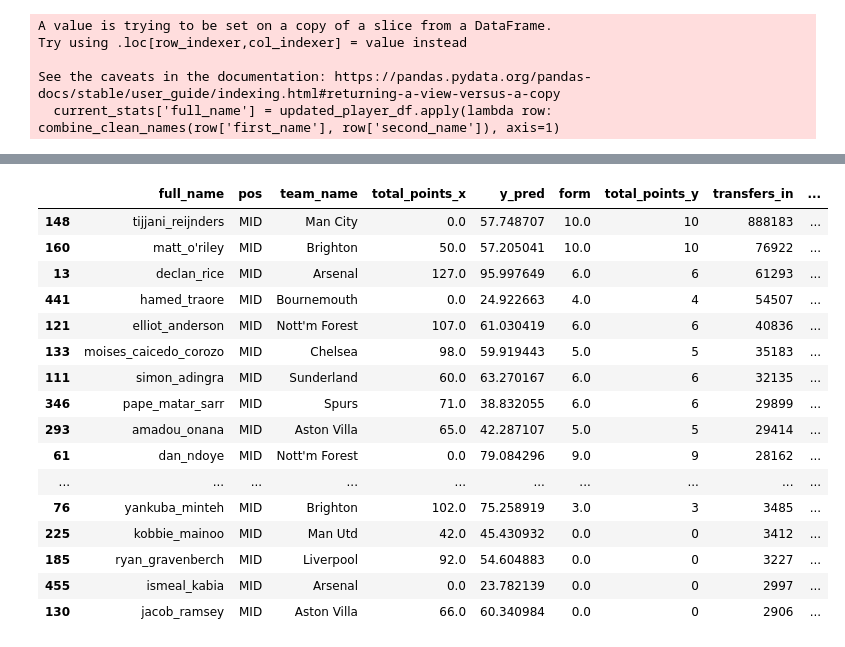
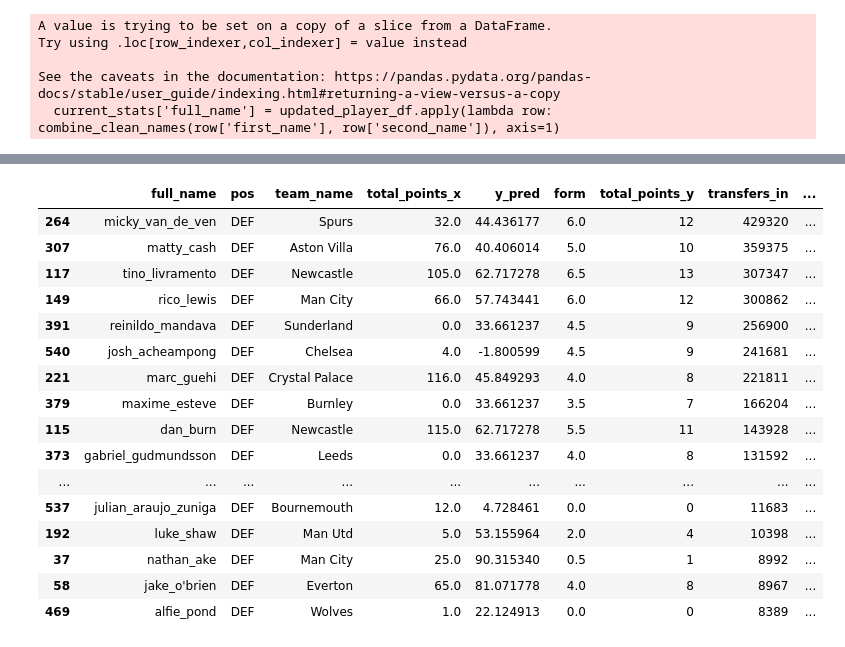
Before and after one commit to doug-ellis/draft_fpl_2526, a Jupyter notebook: early_gw_transfers/getting_league_api.ipynb, the cells around one changed output, grey strips where cells are left out. Drawn from its saved outputs; the diff is of its cells as text; code cells hidden in the pictures.

```diff
--- a/early_gw_transfers/getting_league_api.ipynb
+++ b/early_gw_transfers/getting_league_api.ipynb
@@ -83,20 +87,20 @@ pos_pred_df4
 # %%
-pos_pred_df4.sort_values('transfers_in', ascending=False).query('pos=="MID"').head(50)
+pos_pred_df4.sort_values('transfers_in', ascending=False).query('pos=="DEF"').head(50)
 # %% [output]
 |  | full_name | pos | team_name | total_points_x | y_pred | form | total_points_y | transfers_in | ... |
-| 148 | tijjani_reijnders | MID | Man City | 0.0 | 57.748707 | 10.0 | 10 | 888183 | ... |
-| 160 | matt_o'riley | MID | Brighton | 50.0 | 57.205041 | 10.0 | 10 | 76922 | ... |
-| 13 | declan_rice | MID | Arsenal | 127.0 | 95.997649 | 6.0 | 6 | 61293 | ... |
-| 441 | hamed_traore | MID | Bournemouth | 0.0 | 24.922663 | 4.0 | 4 | 54507 | ... |
-| 121 | elliot_anderson | MID | Nott'm Forest | 107.0 | 61.030419 | 6.0 | 6 | 40836 | ... |
-| 133 | moises_caicedo_corozo | MID | Chelsea | 98.0 | 59.919443 | 5.0 | 5 | 35183 | ... |
-| 111 | simon_adingra | MID | Sunderland | 60.0 | 63.270167 | 6.0 | 6 | 32135 | ... |
-| 346 | pape_matar_sarr | MID | Spurs | 71.0 | 38.832055 | 6.0 | 6 | 29899 | ... |
-| 293 | amadou_onana | MID | Aston Villa | 65.0 | 42.287107 | 5.0 | 5 | 29414 | ... |
-| 61 | dan_ndoye | MID | Nott'm Forest | 0.0 | 79.084296 | 9.0 | 9 | 28162 | ... |
+| 264 | micky_van_de_ven | DEF | Spurs | 32.0 | 44.436177 | 6.0 | 12 | 429320 | ... |
+| 307 | matty_cash | DEF | Aston Villa | 76.0 | 40.406014 | 5.0 | 10 | 359375 | ... |
+| 117 | tino_livramento | DEF | Newcastle | 105.0 | 62.717278 | 6.5 | 13 | 307347 | ... |
+| 149 | rico_lewis | DEF | Man City | 66.0 | 57.743441 | 6.0 | 12 | 300862 | ... |
+| 391 | reinildo_mandava | DEF | Sunderland | 0.0 | 33.661237 | 4.5 | 9 | 256900 | ... |
+| 540 | josh_acheampong | DEF | Chelsea | 4.0 | -1.800599 | 4.5 | 9 | 241681 | ... |
+| 221 | marc_guehi | DEF | Crystal Palace | 116.0 | 45.849293 | 4.0 | 8 | 221811 | ... |
+| 379 | maxime_esteve | DEF | Burnley | 0.0 | 33.661237 | 3.5 | 7 | 166204 | ... |
+| 115 | dan_burn | DEF | Newcastle | 115.0 | 62.717278 | 5.5 | 11 | 143928 | ... |
+| 373 | gabriel_gudmundsson | DEF | Leeds | 0.0 | 33.661237 | 4.0 | 8 | 131592 | ... |
 | ... | ... | ... | ... | ... | ... | ... | ... | ... | ... |
-| 76 | yankuba_minteh | MID | Brighton | 102.0 | 75.258919 | 3.0 | 3 | 3485 | ... |
-| 225 | kobbie_mainoo | MID | Man Utd | 42.0 | 45.430932 | 0.0 | 0 | 3412 | ... |
-| 185 | ryan_gravenberch | MID | Liverpool | 92.0 | 54.604883 | 0.0 | 0 | 3227 | ... |
-| 455 | ismeal_kabia | MID | Arsenal | 0.0 | 23.782139 | 0.0 | 0 | 2997 | ... |
-| 130 | jacob_ramsey | MID | Aston Villa | 66.0 | 60.340984 | 0.0 | 0 | 2906 | ... |
+| 537 | julian_araujo_zuniga | DEF | Bournemouth | 12.0 | 4.728461 | 0.0 | 0 | 11683 | ... |
+| 192 | luke_shaw | DEF | Man Utd | 5.0 | 53.155964 | 2.0 | 4 | 10398 | ... |
+| 37 | nathan_ake | DEF | Man City | 25.0 | 90.315340 | 0.5 | 1 | 8992 | ... |
+| 58 | jake_o'brien | DEF | Everton | 65.0 | 81.071778 | 4.0 | 8 | 8967 | ... |
+| 469 | alfie_pond | DEF | Wolves | 1.0 | 22.124913 | 0.0 | 0 | 8389 | ... |
```
Also changed, not shown: parts of 2 cells of this notebook.
